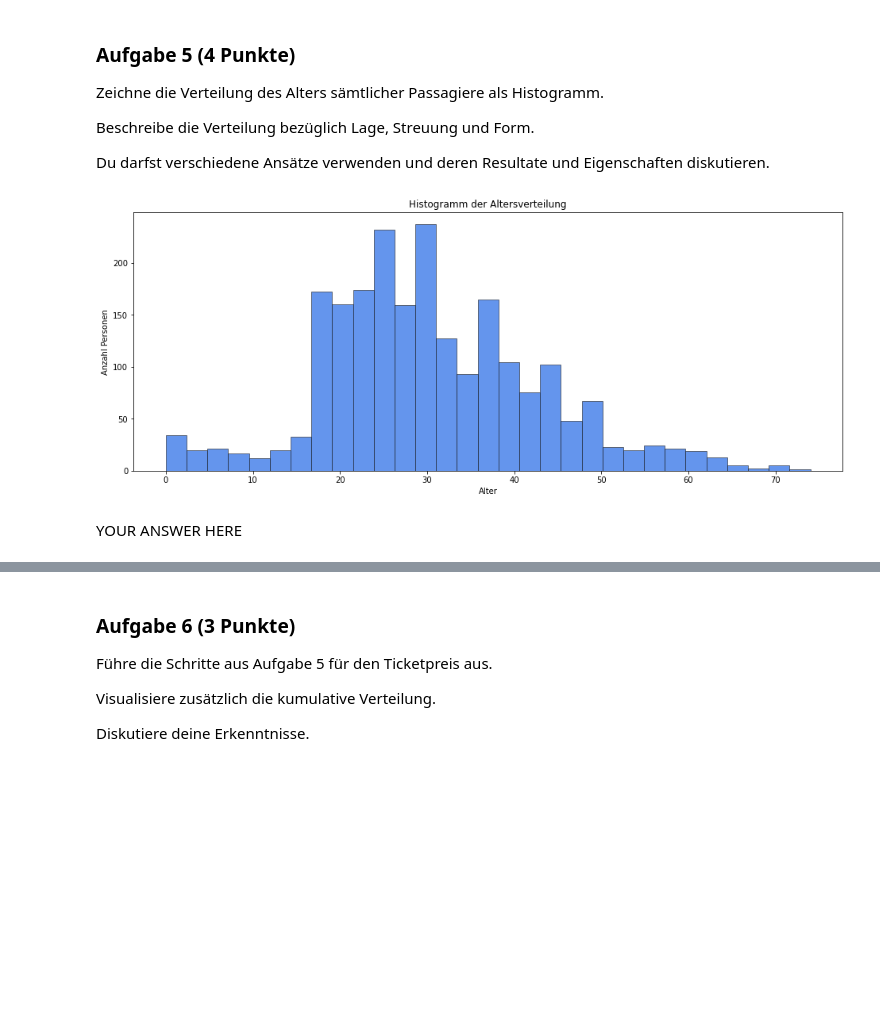
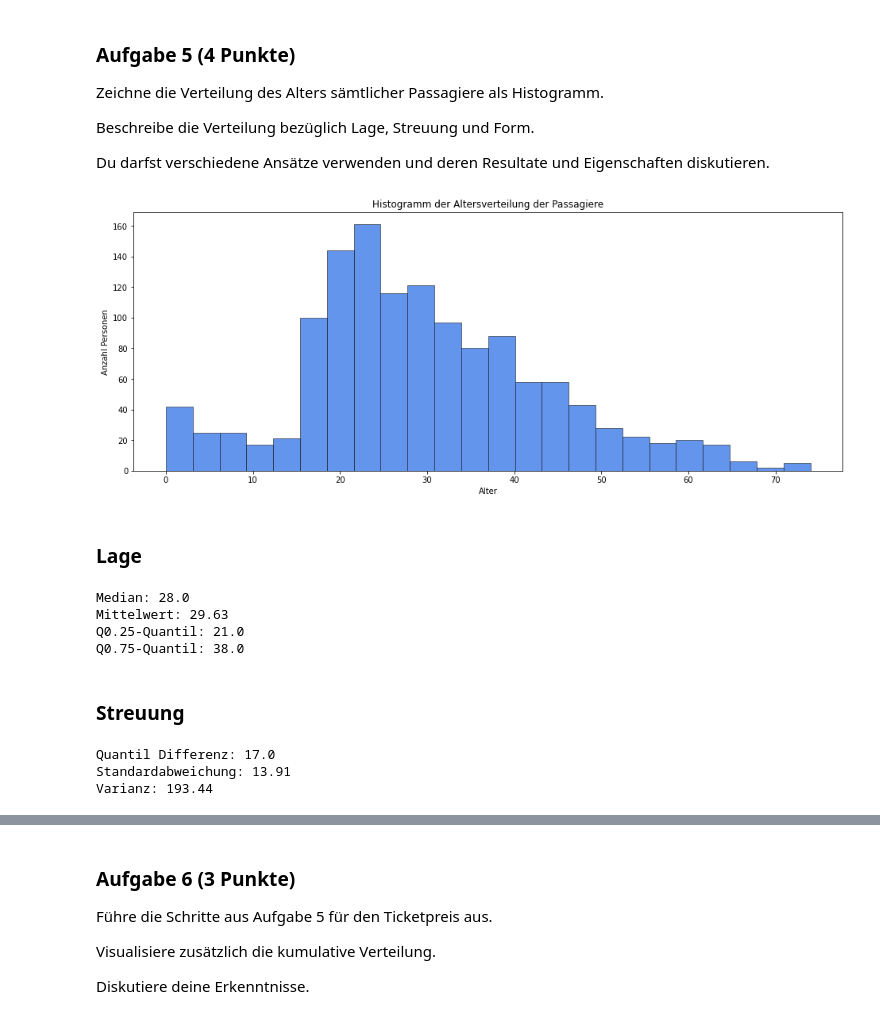
Before and after one commit to marcschny/dsp_assignments, a Jupyter notebook: assignments/assignment11_graded/exercise11.ipynb, the cells around one changed output, grey strips where cells are left out. Drawn from its saved outputs; the diff is of its cells as text; code cells hidden in the pictures; blank space fills up the shorter version.

```diff
--- a/assignments/assignment11_graded/exercise11.ipynb
+++ b/assignments/assignment11_graded/exercise11.ipynb
@@ -310,12 +318,32 @@ Du darfst verschiedene Ansätze verwenden und deren Resultate und Eigenschaften
 # %%
 # age distribution histogram
 fig, ax = plt.subplots(nrows=1, ncols=1, figsize=(16,6))
-_ = ax.hist(allPersons_ageNotNa["age"], bins="fd", color="cornflowerblue", edgecolor="black", linewidth=0.5)
-_ = ax.set_title("Histogramm der Altersverteilung")
+_ = ax.hist(allPersons_ageNotNa.age[allPersons_ageNotNa.is_passenger], bins="fd", color="cornflowerblue", edgecolor="black", linewidth=0.5)
+_ = ax.set_title("Histogramm der Altersverteilung der Passagiere")
 # show histogram labels
 _ = ax.set_ylabel("Anzahl Personen")
 _ = ax.set_xlabel("Alter")
 # %% [output]
-[figure, old version]
+[figure, new version]
-# %% [markdown]
-YOUR ANSWER HERE
+# %% [markdown]
+### Lage
+# %%
+print("Median: "+ str(np.median(allPersons_ageNotNa.age[allPersons_ageNotNa.is_passenger])))
+print("Mittelwert: "+ roundedMean(allPersons_ageNotNa.age[allPersons_ageNotNa.is_passenger], 2))
+print("Q0.25-Quantil: "+ str(allPersons_ageNotNa.age[allPersons_ageNotNa.is_passenger].quantile(0.25)))
+print("Q0.75-Quantil: "+ str(allPersons_ageNotNa.age[allPersons_ageNotNa.is_passenger].quantile(0.75)))
+# %% [output]
+Median: 28.0
+Mittelwert: 29.63
+Q0.25-Quantil: 21.0
+Q0.75-Quantil: 38.0
+# %% [markdown]
+### Streuung
+# %%
+print("Quantil Differenz: "+ str(allPersons_ageNotNa.age[allPersons_ageNotNa.is_passenger].quantile(0.75) - allPersons_ageNotNa.age[allPersons_ageNotNa.is_passenger].quantile(0.25)))
+print("Standardabweichung: "+ str(round(allPersons_ageNotNa.age[allPersons_ageNotNa.is_passenger].std(), 2)))
+print("Varianz: "+ str(round(allPersons_ageNotNa.age[allPersons_ageNotNa.is_passenger].var(), 2)))
+# %% [output]
+Quantil Differenz: 17.0
+Standardabweichung: 13.91
+Varianz: 193.44
```
Also changed, not shown: parts of 23 cells of this notebook.
